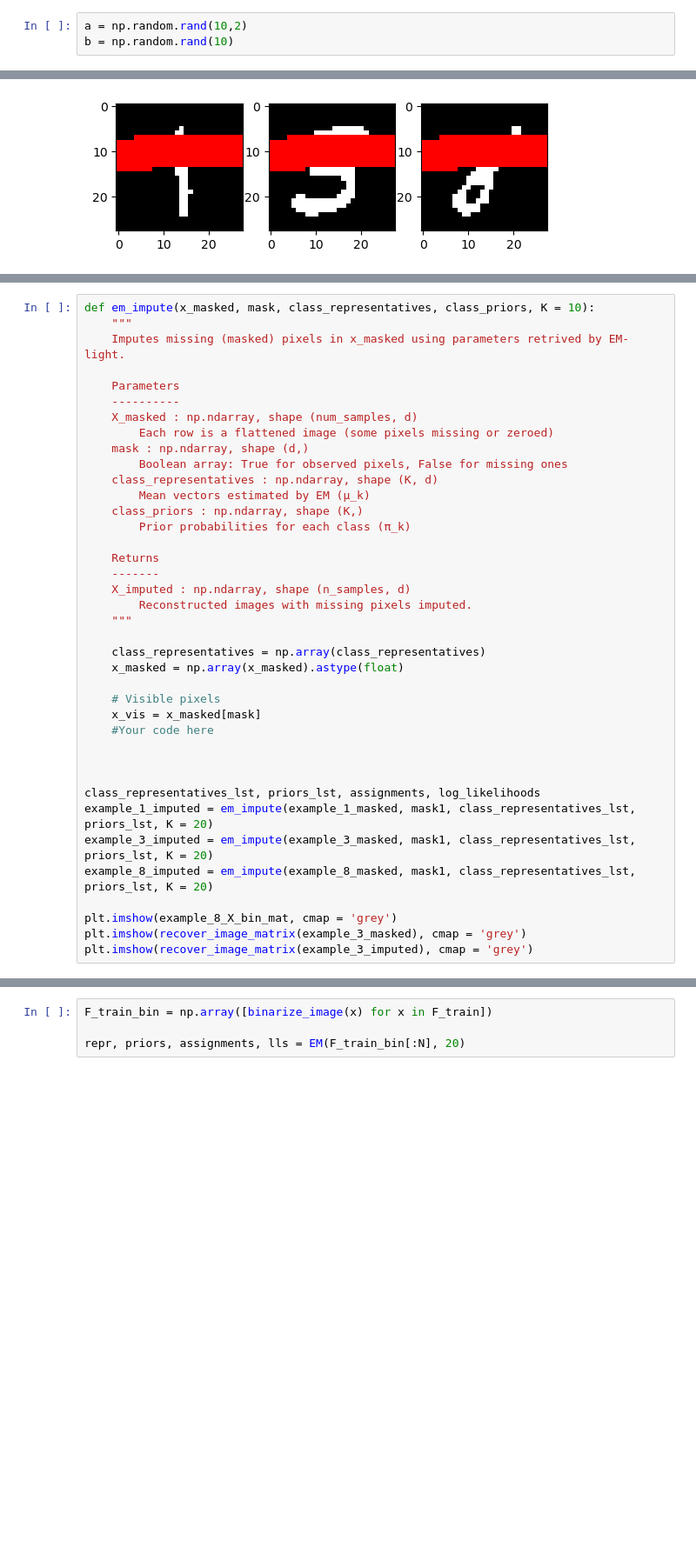
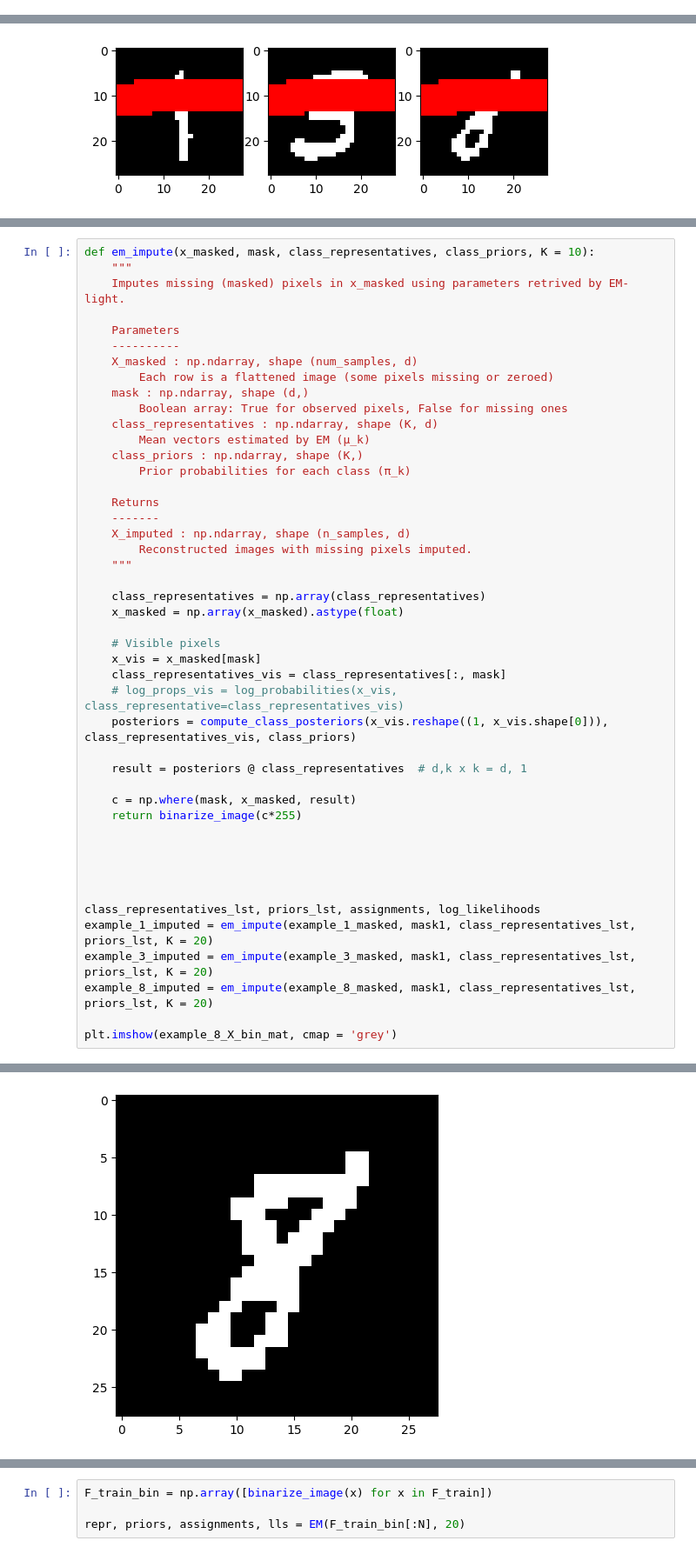
Before and after one commit to Jynns/AppliedPML_GroupA, a Jupyter notebook: assignement-em/Project_Mixture_model2.ipynb, the cells around one changed output, grey strips where cells are left out. Shown at 87% size. Saved outputs shown, nothing was run; the diff lists cells and outputs as text; blank space fills up the shorter version.

```diff
--- a/assignement-em/Project_Mixture_model2.ipynb
+++ b/assignement-em/Project_Mixture_model2.ipynb
@@ -716,3 +744,0 @@ class_representatives_lst, priors_lst, assignments, log_likelihoods = EM(X_train
-# %%
-a = np.random.rand(10,2)
-b = np.random.rand(10)
@@ -1010,7 +1087,16 @@ def em_impute(x_masked, mask, class_representatives, class_priors, K = 10):
 
     # Visible pixels
     x_vis = x_masked[mask]
-    #Your code here
+    class_representatives_vis = class_representatives[:, mask]
+    # log_props_vis = log_probabilities(x_vis, class_representative=class_representatives_vis)
+    posteriors = compute_class_posteriors(x_vis.reshape((1, x_vis.shape[0])), class_representatives_vis, class_priors)
+
+    result = posteriors @ class_representatives  # d,k x k = d, 1
+
+    c = np.where(mask, x_masked, result)
+    return binarize_image(c*255)
+
+
 
 
 
@@ -1020,5 +1106,4 @@ example_3_imputed = em_impute(example_3_masked, mask1, class_representatives_lst
 example_8_imputed = em_impute(example_8_masked, mask1, class_representatives_lst, priors_lst, K = 20)
 
 plt.imshow(example_8_X_bin_mat, cmap = 'grey')
-plt.imshow(recover_image_matrix(example_3_masked), cmap = 'grey')
-plt.imshow(recover_image_matrix(example_3_imputed), cmap = 'grey')
+# %% [output]
@@ -1024,0 +1111 @@ plt.imshow(recover_image_matrix(example_3_imputed), cmap = 'grey')
+[figure, added]
```
Also changed, not shown: parts of 22 cells of this notebook.
